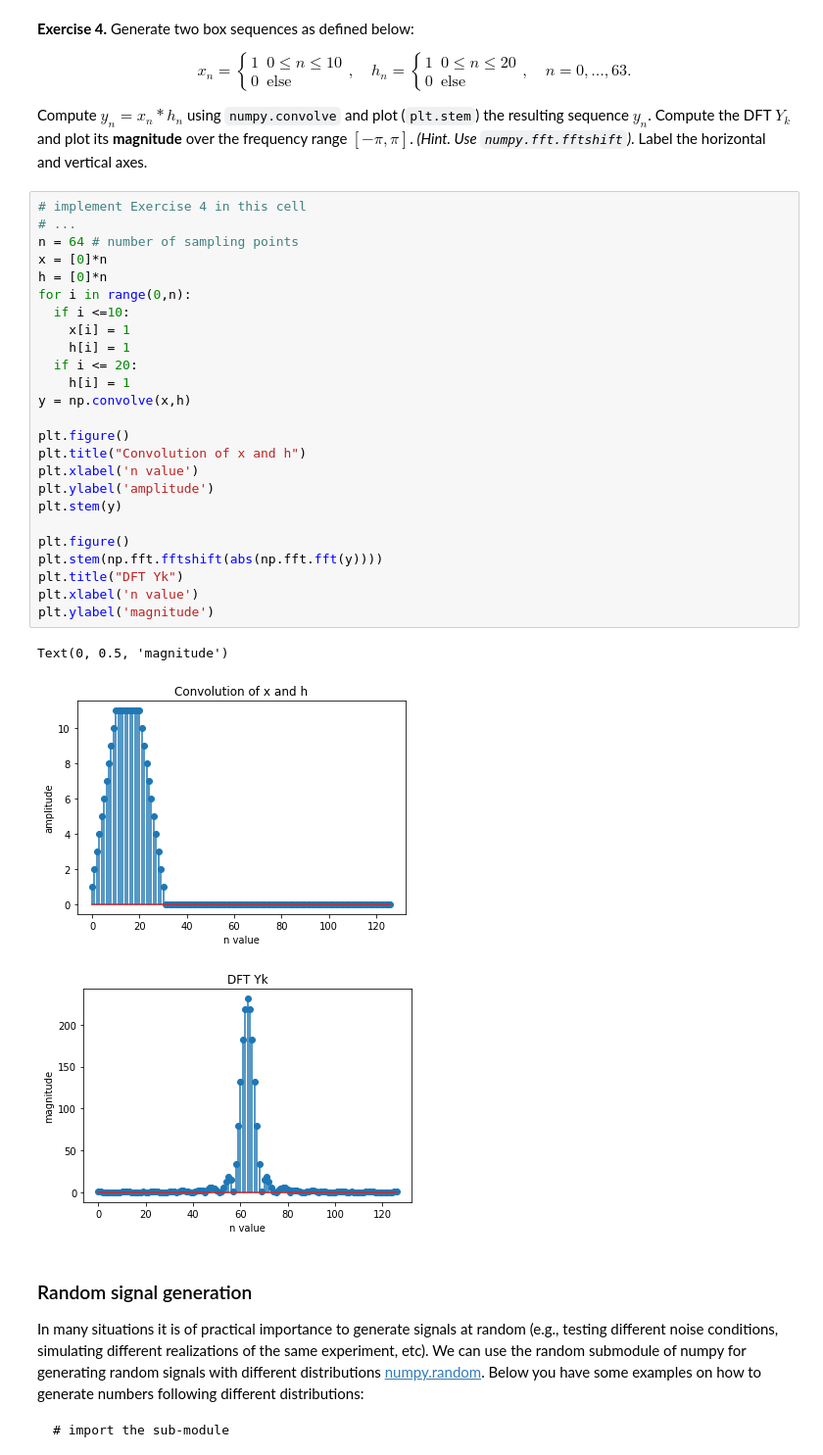
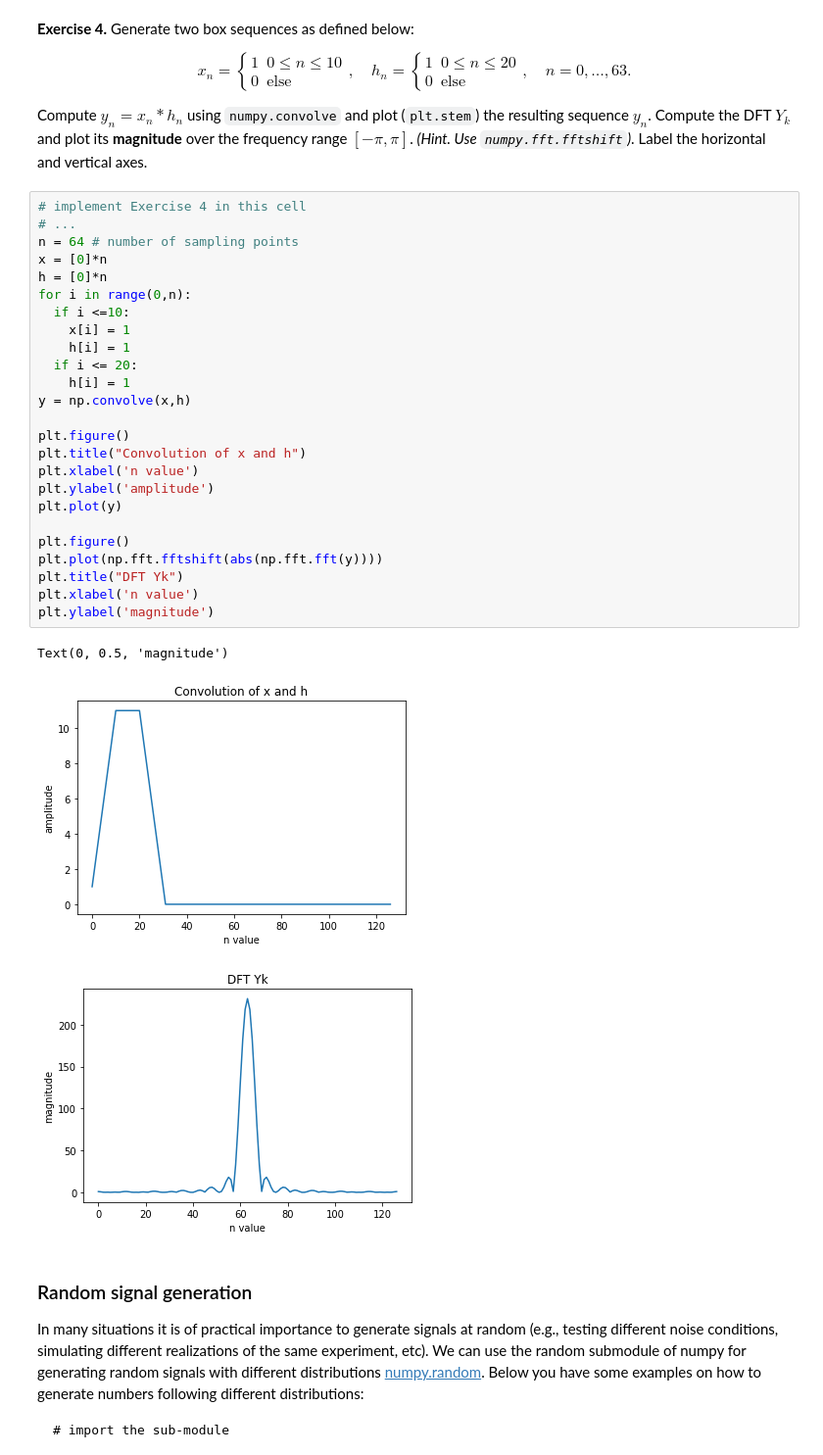
Before and after one commit to varose99/ds4bme, a Jupyter notebook: prelab.ipynb, the cells around one changed output. Shown at 98% size. Cells and saved outputs as stored; diff of their text form.

```diff
--- a/prelab.ipynb
+++ b/prelab.ipynb
@@ -306,32 +306,32 @@ Compute $y_n = x_n \ast h_n$ using `numpy.convolve` and plot (`plt.stem`) the re
 # %%
 # implement Exercise 4 in this cell
 # ...
 n = 64 # number of sampling points
 x = [0]*n
 h = [0]*n
 for i in range(0,n):
   if i <=10:
     x[i] = 1
     h[i] = 1
   if i <= 20:
     h[i] = 1
 y = np.convolve(x,h)
 
 plt.figure()
 plt.title("Convolution of x and h")
 plt.xlabel('n value')
 plt.ylabel('amplitude')
-plt.stem(y)
+plt.plot(y)
 
 plt.figure()
-plt.stem(np.fft.fftshift(abs(np.fft.fft(y))))
+plt.plot(np.fft.fftshift(abs(np.fft.fft(y))))
 plt.title("DFT Yk")
 plt.xlabel('n value')
 plt.ylabel('magnitude')
 # %% [output]
 Text(0, 0.5, 'magnitude')
-[figure, old version]
+[figure, new version]
-[figure, old version]
+[figure, new version]
 # %% [markdown]
 ### Random signal generation
 In many situations it is of practical importance to generate signals at random (e.g., testing different noise conditions, simulating different realizations of the same experiment, etc). We can use the random submodule of numpy for generating random signals with different distributions [numpy.random](https://docs.scipy.org/doc/numpy-1.16.1/reference/routines.random.html). Below you have some examples on how to generate numbers following different distributions:
```
Also changed, not shown: parts of 2 cells of this notebook.
